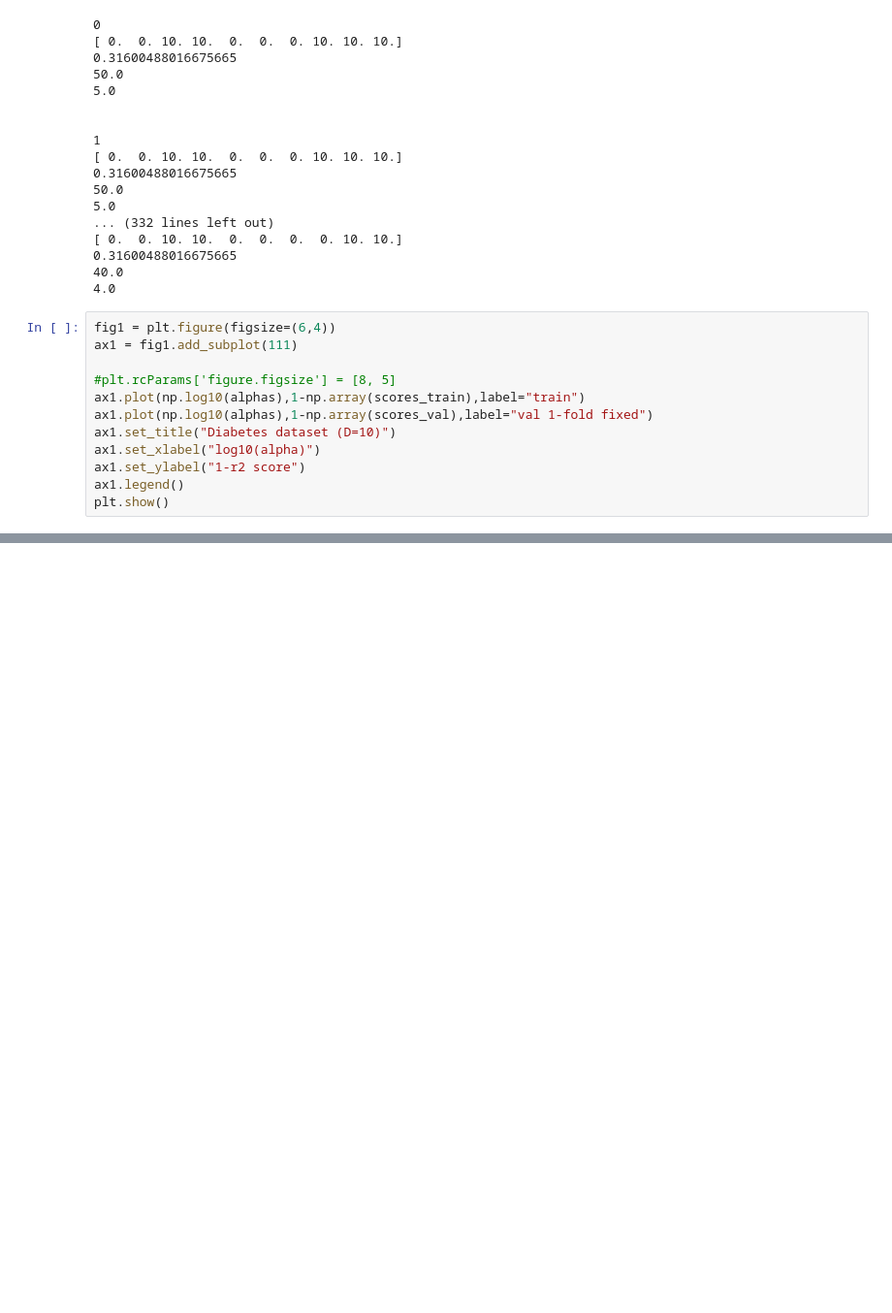
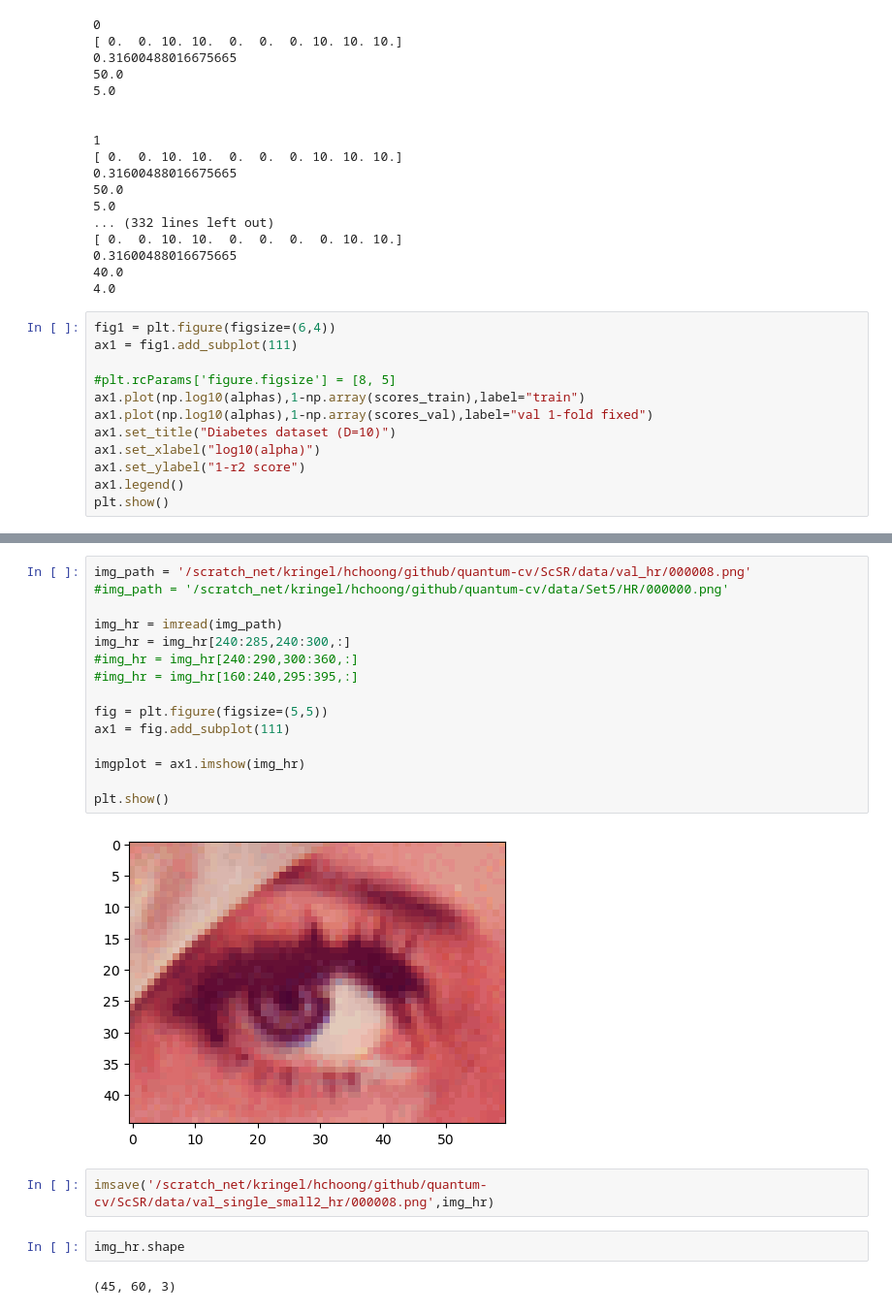
Before and after one commit to hanyao8/quantum-cv, a Jupyter notebook: ScSR/scsr_dwave.ipynb, the cells around one changed output, grey strips where cells are left out. Shown at 97% size. Drawn from its saved outputs; the diff is of its cells as text; blank space fills up the shorter version.

```diff
--- a/ScSR/scsr_dwave.ipynb
+++ b/ScSR/scsr_dwave.ipynb
@@ -836,0 +1068,23 @@ img_lr.shape
+# %%
+img_path = '/scratch_net/kringel/hchoong/github/quantum-cv/ScSR/data/val_hr/000008.png'
+#img_path = '/scratch_net/kringel/hchoong/github/quantum-cv/data/Set5/HR/000000.png'
+
+img_hr = imread(img_path)
+img_hr = img_hr[240:285,240:300,:]
+#img_hr = img_hr[240:290,300:360,:]
+#img_hr = img_hr[160:240,295:395,:]
+
+fig = plt.figure(figsize=(5,5))
+ax1 = fig.add_subplot(111)
+
+imgplot = ax1.imshow(img_hr)
+
+plt.show()
+# %% [output]
+[figure, added]
+# %%
+imsave('/scratch_net/kringel/hchoong/github/quantum-cv/ScSR/data/val_single_small2_hr/000008.png',img_hr)
+# %%
+img_hr.shape
+# %% [output]
+(45, 60, 3)
```
Also changed, not shown: parts of 52 cells of this notebook, 4 other files.
